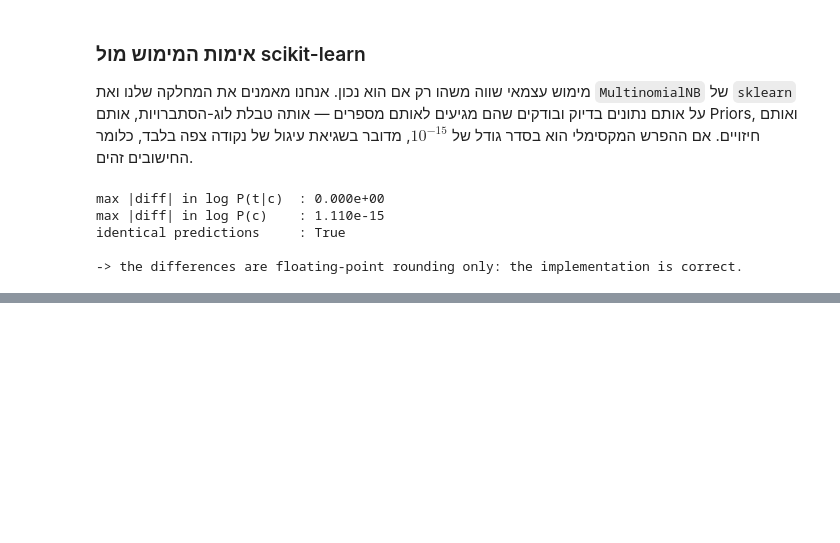
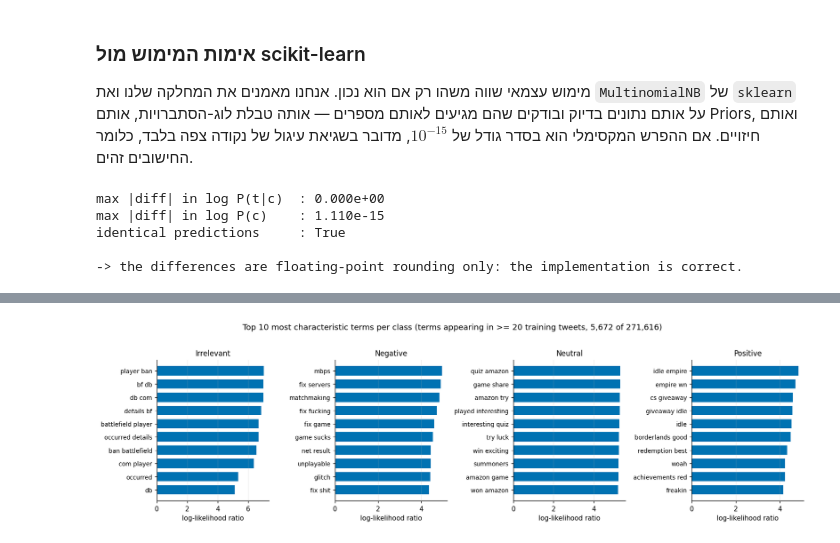
Before and after one commit to itay-malka/ML-Twitter-Analysis, a Jupyter notebook: twitter_sentiment_analysis_1.ipynb, the cells around one changed output, grey strips where cells are left out. Drawn from its saved outputs; the diff is of its cells as text; code cells hidden in the pictures; blank space fills up the shorter version.

```diff
--- a/twitter_sentiment_analysis_1.ipynb
+++ b/twitter_sentiment_analysis_1.ipynb
@@ -836,0 +935,33 @@ for i in range(3):
+# %%
+# ============================================================================ #
+#  חלק 6ג: המילים המאפיינות ביותר כל מחלקה                                    #
+# ============================================================================ #
+flp = final_model.feature_log_prob_
+k = len(final_model.classes_)
+
+# document frequency, computed on the RAW COUNTS: how many training tweets contain
+# the term. Terms seen in fewer than 20 tweets cannot dominate the ranking.
+doc_freq = np.asarray((X_train_counts > 0).sum(axis=0)).ravel()
+frequent = doc_freq >= 20
+
+fig, axes = plt.subplots(1, k, figsize=(15, 4.2))
+for ax, i in zip(axes, range(k)):
+    cls = final_model.classes_[i]
+    # mean log-probability under the OTHER classes
+    others = np.delete(flp, i, axis=0).mean(axis=0)
+    llr = np.where(frequent, flp[i] - others, -np.inf)
+
+    top = np.argsort(-llr)[:10][::-1]
+    ax.barh(range(len(top)), llr[top], color="#0072B2", height=0.7)
+    ax.set_yticks(range(len(top)))
+    ax.set_yticklabels(final_vocab[top], fontsize=9)
+    ax.set_title(cls, fontsize=11)
+    ax.set_xlabel("log-likelihood ratio")
+    ax.grid(axis="y", visible=False)
+
+fig.suptitle("Top 10 most characteristic terms per class "
+             f"(terms appearing in >= 20 training tweets, {frequent.sum():,} of "
+             f"{len(doc_freq):,})", y=1.02, fontsize=12)
+plt.tight_layout(); plt.show()
+# %% [output]
+[figure, added]
```
Also changed, not shown: parts of 40 cells of this notebook.
